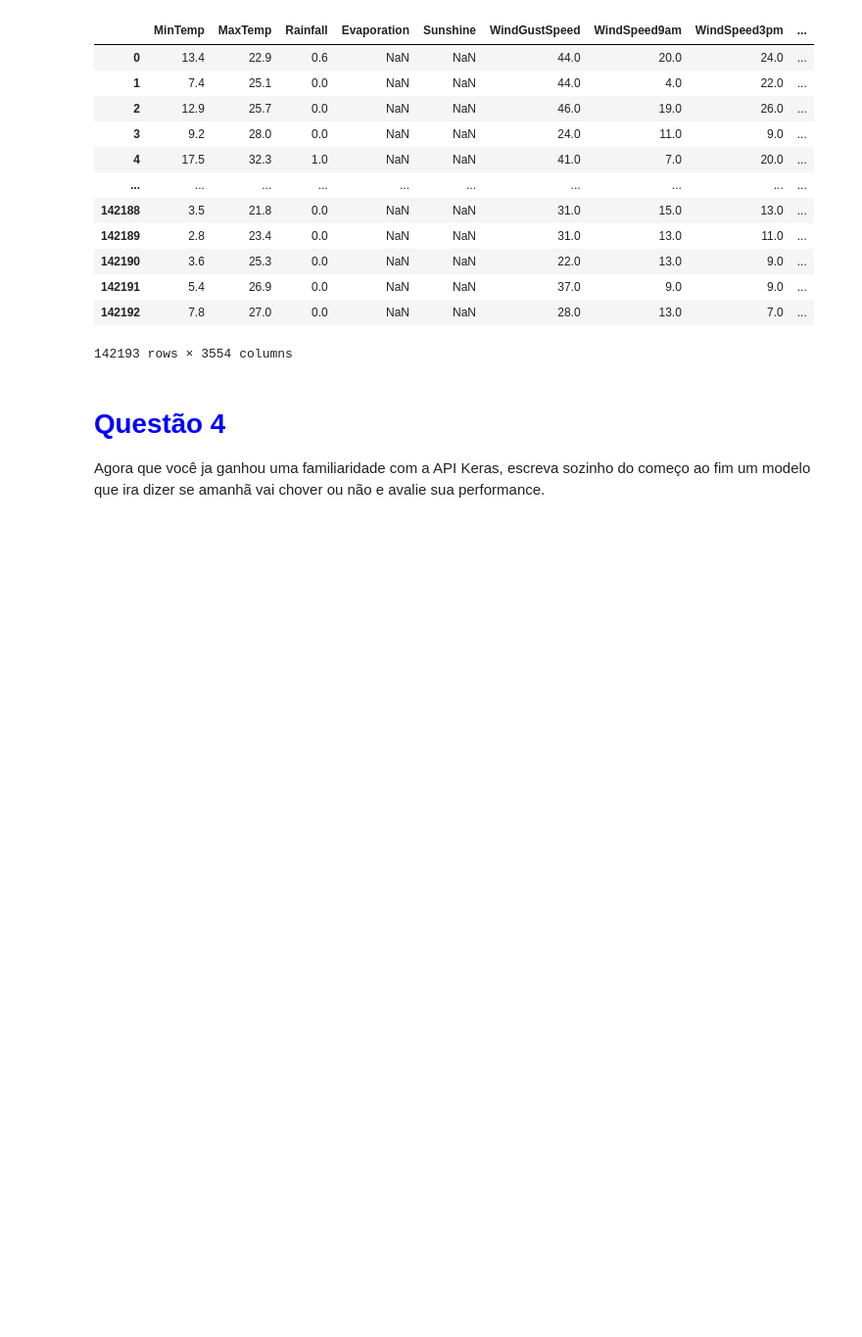
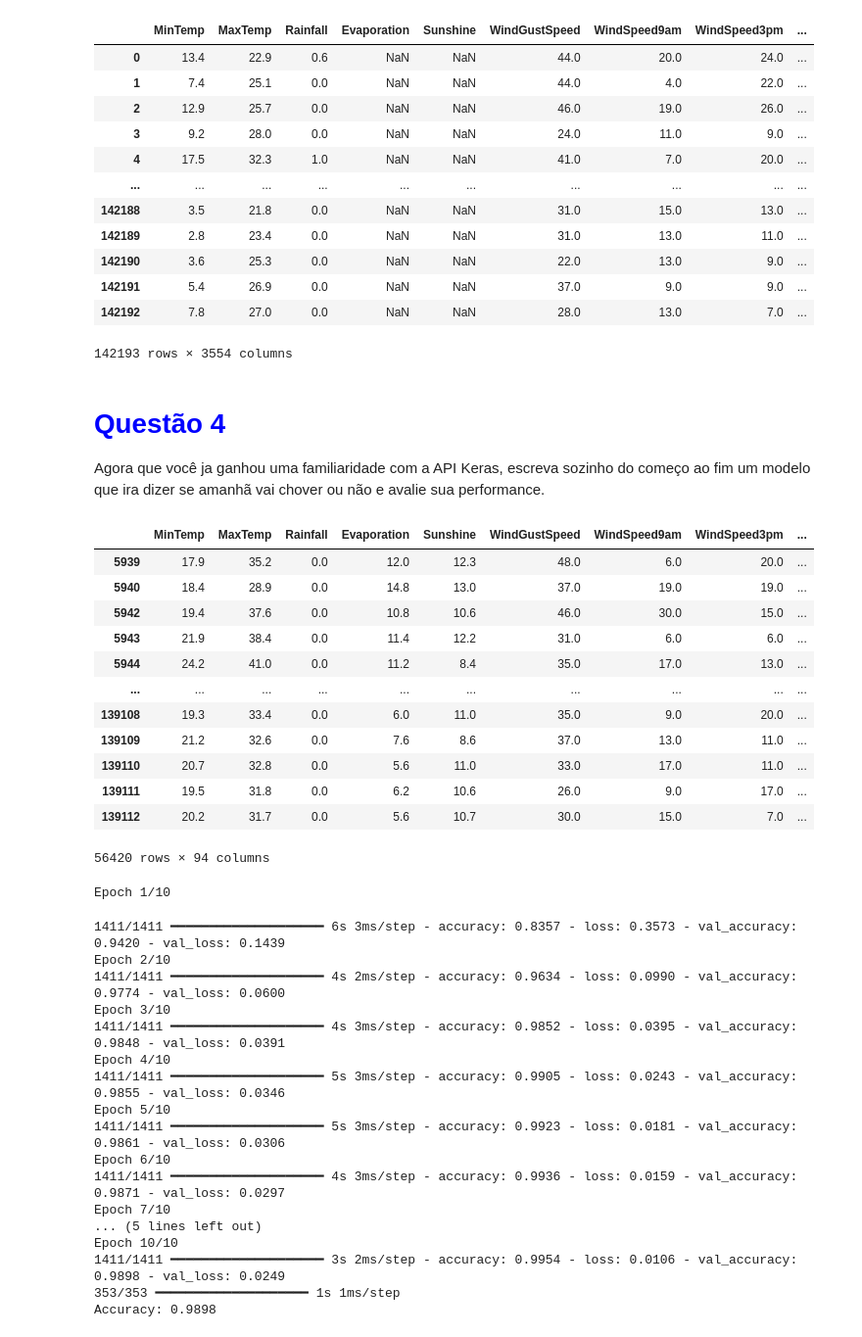
Before and after one commit to Sarmentos/Aula_De_Linguagem_Natural, a Jupyter notebook: 02_NN_&_Backpropagation.ipynb, the cells around one changed output. Shown at 98% size. Drawn from its saved outputs; the diff is of its cells as text; code cells hidden in the pictures; blank space fills up the shorter version.

```diff
--- a/02_NN_&_Backpropagation.ipynb
+++ b/02_NN_&_Backpropagation.ipynb
@@ -369,5 +369,38 @@ def train_and_evaluate(x_train, x_val, y_train, y_val):
 # %%
 df = load_data()
 df = pre_processing(df)
+display(df)
 x_train, x_val, y_train, y_val = split_data(df)
 model = train_and_evaluate(x_train, x_val, y_train, y_val)
+# %% [output]
+|  | MinTemp | MaxTemp | Rainfall | Evaporation | Sunshine | WindGustSpeed | WindSpeed9am | WindSpeed3pm | ... |
+| 5939 | 17.9 | 35.2 | 0.0 | 12.0 | 12.3 | 48.0 | 6.0 | 20.0 | ... |
+| 5940 | 18.4 | 28.9 | 0.0 | 14.8 | 13.0 | 37.0 | 19.0 | 19.0 | ... |
+| 5942 | 19.4 | 37.6 | 0.0 | 10.8 | 10.6 | 46.0 | 30.0 | 15.0 | ... |
+| 5943 | 21.9 | 38.4 | 0.0 | 11.4 | 12.2 | 31.0 | 6.0 | 6.0 | ... |
+| 5944 | 24.2 | 41.0 | 0.0 | 11.2 | 8.4 | 35.0 | 17.0 | 13.0 | ... |
+| ... | ... | ... | ... | ... | ... | ... | ... | ... | ... |
+| 139108 | 19.3 | 33.4 | 0.0 | 6.0 | 11.0 | 35.0 | 9.0 | 20.0 | ... |
+| 139109 | 21.2 | 32.6 | 0.0 | 7.6 | 8.6 | 37.0 | 13.0 | 11.0 | ... |
+| 139110 | 20.7 | 32.8 | 0.0 | 5.6 | 11.0 | 33.0 | 17.0 | 11.0 | ... |
+| 139111 | 19.5 | 31.8 | 0.0 | 6.2 | 10.6 | 26.0 | 9.0 | 17.0 | ... |
+| 139112 | 20.2 | 31.7 | 0.0 | 5.6 | 10.7 | 30.0 | 15.0 | 7.0 | ... |
+56420 rows × 94 columns
+Epoch 1/10
+1411/1411 ━━━━━━━━━━━━━━━━━━━━ 6s 3ms/step - accuracy: 0.8357 - loss: 0.3573 - val_accuracy: 0.9420 - val_loss: 0.1439
+Epoch 2/10
+1411/1411 ━━━━━━━━━━━━━━━━━━━━ 4s 2ms/step - accuracy: 0.9634 - loss: 0.0990 - val_accuracy: 0.9774 - val_loss: 0.0600
+Epoch 3/10
+1411/1411 ━━━━━━━━━━━━━━━━━━━━ 4s 3ms/step - accuracy: 0.9852 - loss: 0.0395 - val_accuracy: 0.9848 - val_loss: 0.0391
+Epoch 4/10
+1411/1411 ━━━━━━━━━━━━━━━━━━━━ 5s 3ms/step - accuracy: 0.9905 - loss: 0.0243 - val_accuracy: 0.9855 - val_loss: 0.0346
+Epoch 5/10
+1411/1411 ━━━━━━━━━━━━━━━━━━━━ 5s 3ms/step - accuracy: 0.9923 - loss: 0.0181 - val_accuracy: 0.9861 - val_loss: 0.0306
+Epoch 6/10
+1411/1411 ━━━━━━━━━━━━━━━━━━━━ 4s 3ms/step - accuracy: 0.9936 - loss: 0.0159 - val_accuracy: 0.9871 - val_loss: 0.0297
+Epoch 7/10
+... (5 lines left out)
+Epoch 10/10
+1411/1411 ━━━━━━━━━━━━━━━━━━━━ 3s 2ms/step - accuracy: 0.9954 - loss: 0.0106 - val_accuracy: 0.9898 - val_loss: 0.0249
+353/353 ━━━━━━━━━━━━━━━━━━━━ 1s 1ms/step
+Accuracy: 0.9898
```
